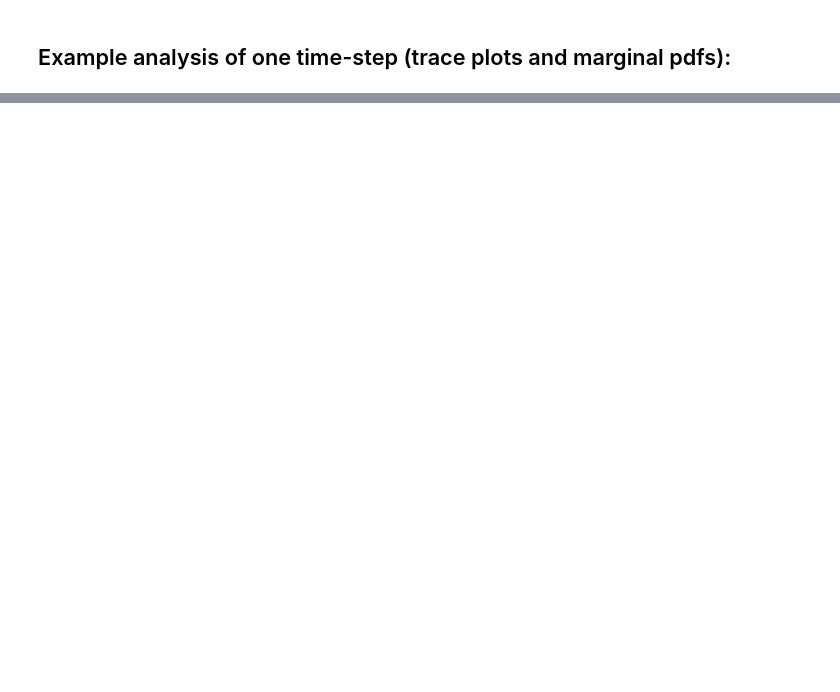
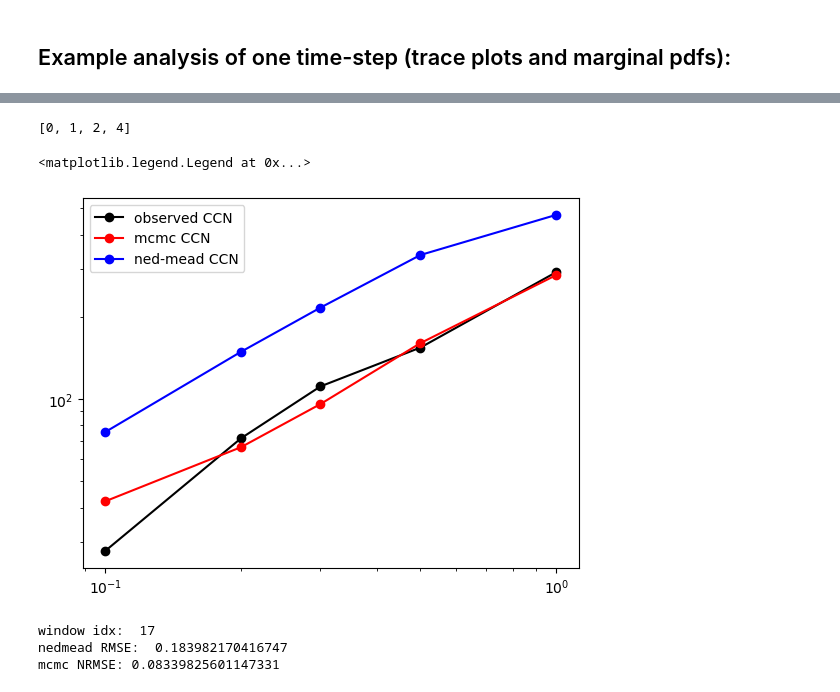
Before and after one commit to mauradewey/Modal-Aerosol-Composition, a Jupyter notebook: code/explore-mcmc-results.ipynb, the cells around one changed output, grey strips where cells are left out. Cells and saved outputs as stored; diff of their text form; code cells hidden in the pictures; blank space fills up the shorter version.

```diff
--- a/code/explore-mcmc-results.ipynb
+++ b/code/explore-mcmc-results.ipynb
@@ -669,0 +157,3 @@ array([  51.82,  162.08,  269.12,  401.68, 1057.27])
+# %%
+chains_stack = np.stack([M_org1_chains[:,burn_in:], D1_chains[:,burn_in:], N1_chains[:,burn_in:], D2_chains[:,burn_in:], N2_chains[:,burn_in:]], axis=2)
+pints.plot.pairwise(np.vstack(chains_stack), kde=False, parameter_names=['M_org1 (μg/m$^3$)', 'D1 (nm)', 'N1 (cm$^{-3}$)', 'D2 (nm)', 'N2 (cm$^{-3}$)'], ref_parameters=[M_org1_initial['M_org1'][idx], bimodal_params['mode1_d'][idx], bimodal_params['NSD1_sum'][idx], bimodal_params['mode2_d'][idx], bimodal_params['NSD2_sum'][idx]])
@@ -669,0 +173,51 @@ array([  51.82,  162.08,  269.12,  401.68, 1057.27])
+# %%
+sample_len = 20000
+
+# discard any bad chains:
+all_chains = chains_stack
+bad_chains = detect_outlier_chains(all_chains[:,-sample_len:,:], z_thresh=1.5)
+
+# discard bad chains if there is only one or two:
+if len(bad_chains) in (1,2):
+    good_chains = [i for i in range(all_chains.shape[0]) if i not in bad_chains]
+
+# else, there are no bad chains, or more than two (maybe bimodal, etc), so we keep all chains:
+else:
+    good_chains = list(range(all_chains.shape[0]))
+
+org_chains = np.stack([M_org1_chains, D1_chains, N1_chains, D2_chains, N2_chains], axis=2)
+
+print('Rhat from all chains: ', pints.rhat(org_chains, 0.5))
+print('Rhat from good chains (', good_chains, '): ', pints.rhat(org_chains[good_chains, :, :], 0.5))
+# %% [output]
+[0, 1, 2, 4]
+# %%
+# compare CCN spectra:
+
+# setup model:
+Extra = get_Extra(idx)
+model_data, initial_guesses, prior_params, response = load_data(idx)
+m = CCNmodel_m2(Extra, model_data)#, return_all=True)
+
+test_model_output = m(np.median(chains_stack[good_chains,:,:], axis=(0,1)))
+#test_model_output = m(np.round(initial_guesses,2))
+
+ss = [0.1,0.2,0.3,0.5,1.0]
+
+nedmead_ccn = np.fromstring(nedmead_results['Predicted_CCN'][idx].strip('[]'), sep=' ')
+
+plt.loglog(ss, response, label='observed CCN', color='k', marker='o')
+plt.loglog(ss, test_model_output, label='mcmc CCN', color='r', marker='o')
+plt.loglog(ss, nedmead_ccn, label='ned-mead CCN', color='b', marker='o')
+plt.legend()
+# %% [output]
+<matplotlib.legend.Legend at 0x...>
+[figure, added]
+# %%
+print('window idx: ', idx)
+print('nedmead RMSE: ', nedmead_results['NRMSE'][idx])
+print('mcmc NRMSE:', np.sqrt(np.mean((test_model_output - response)**2)) / np.mean(response))
+# %% [output]
+window idx:  17
+nedmead RMSE:  0.183982170416747
+mcmc NRMSE: 0.08339825601147331
```
Also changed, not shown: parts of 85 cells of this notebook, 7 other files.
